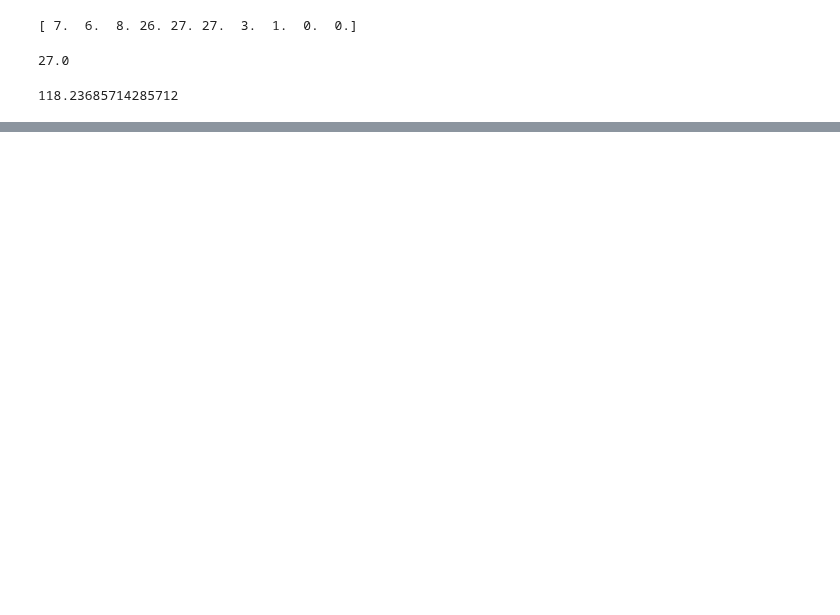
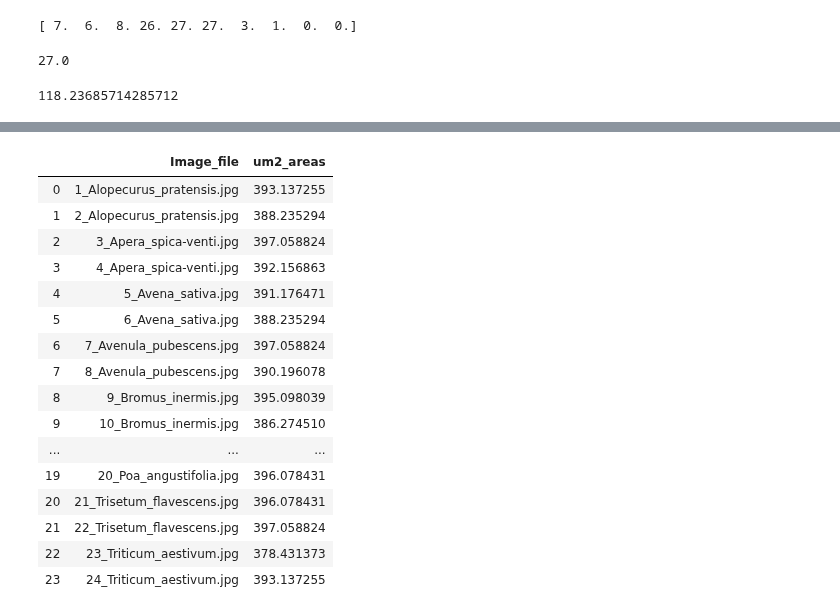
Before and after one commit to Snodgras/ABE690_project, a Jupyter notebook: Snodgrass_Pollen_Identifier.ipynb, the cells around one changed output, grey strips where cells are left out. Drawn from its saved outputs; the diff is of its cells as text; code cells hidden in the pictures; blank space fills up the shorter version.

```diff
--- a/Snodgrass_Pollen_Identifier.ipynb
+++ b/Snodgrass_Pollen_Identifier.ipynb
@@ -242,0 +323,22 @@ print(area_ratio_um) #This is in micro meters squared now because it's from an a
+# %%
+#pulls all the information into a single data table
+results = pd.DataFrame({'Image_file':filenames,'um2_areas':areas}, columns=['Image_file','um2_areas'])
+results
+# %% [output]
+|  | Image_file | um2_areas |
+| 0 | 1_Alopecurus_pratensis.jpg | 393.137255 |
+| 1 | 2_Alopecurus_pratensis.jpg | 388.235294 |
+| 2 | 3_Apera_spica-venti.jpg | 397.058824 |
+| 3 | 4_Apera_spica-venti.jpg | 392.156863 |
+| 4 | 5_Avena_sativa.jpg | 391.176471 |
+| 5 | 6_Avena_sativa.jpg | 388.235294 |
+| 6 | 7_Avenula_pubescens.jpg | 397.058824 |
+| 7 | 8_Avenula_pubescens.jpg | 390.196078 |
+| 8 | 9_Bromus_inermis.jpg | 395.098039 |
+| 9 | 10_Bromus_inermis.jpg | 386.274510 |
+| ... | ... | ... |
+| 19 | 20_Poa_angustifolia.jpg | 396.078431 |
+| 20 | 21_Trisetum_flavescens.jpg | 396.078431 |
+| 21 | 22_Trisetum_flavescens.jpg | 397.058824 |
+| 22 | 23_Triticum_aestivum.jpg | 378.431373 |
+| 23 | 24_Triticum_aestivum.jpg | 393.137255 |
```
Also changed, not shown: parts of 7 cells of this notebook, 1 other file.
